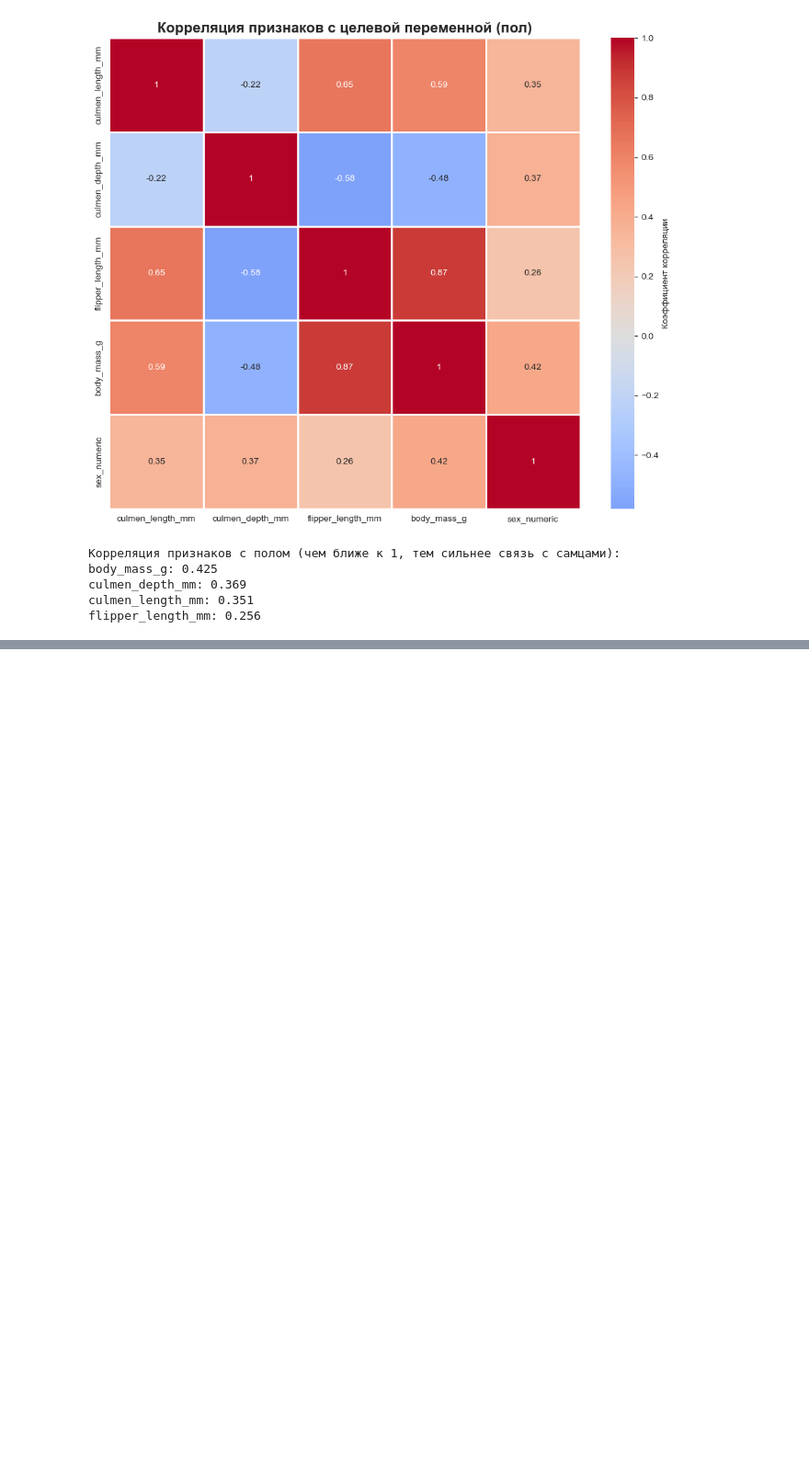
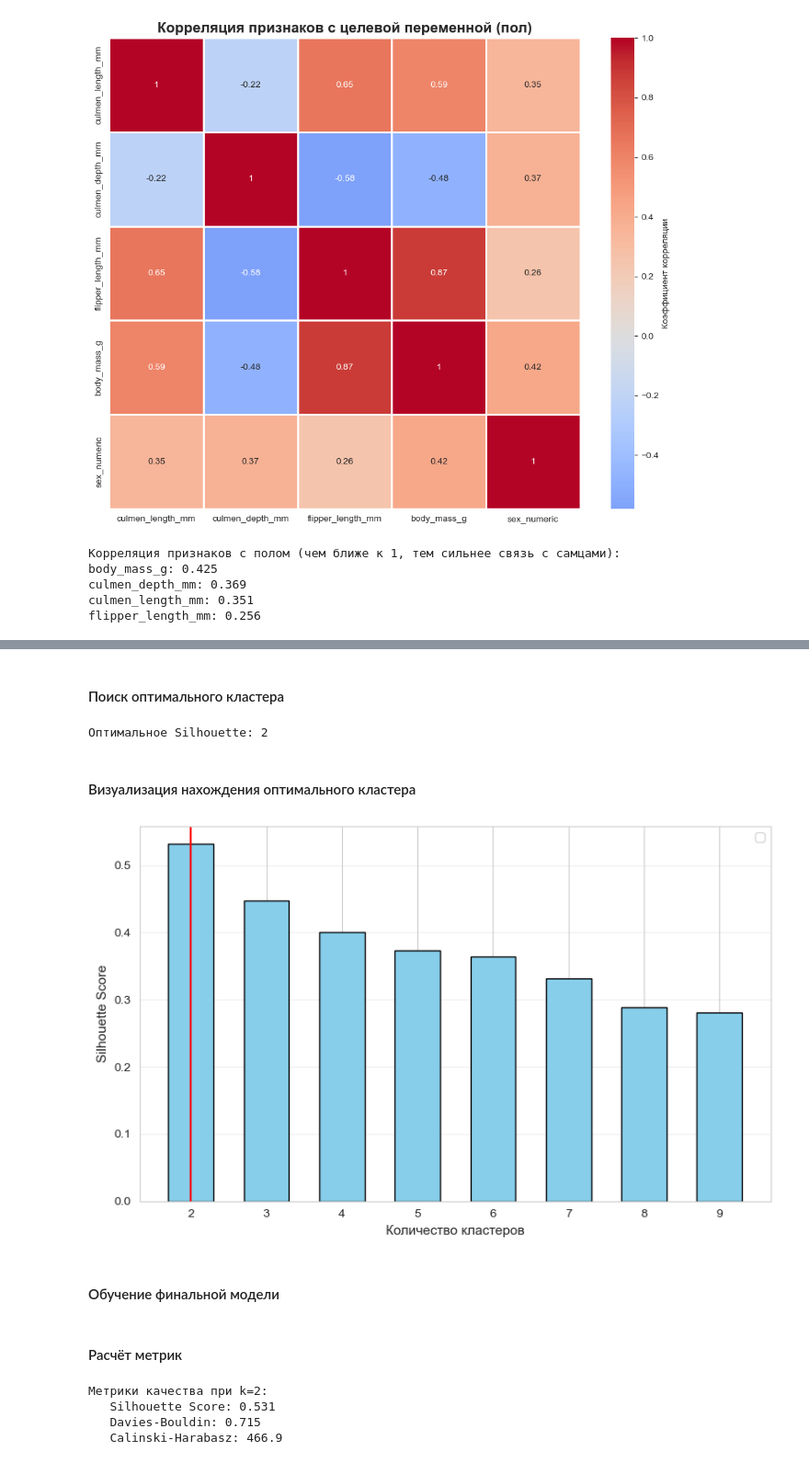
Before and after one commit to Arkturiuso/Pengu1n_team_Kirill-Timur_Corporation, a Jupyter notebook: penguins_classification.ipynb, the cells around one changed output, grey strips where cells are left out. Shown at 92% size. Cells and saved outputs as stored; diff of their text form; code cells hidden in the pictures; blank space fills up the shorter version.

```diff
--- a/penguins_classification.ipynb
+++ b/penguins_classification.ipynb
@@ -504,0 +580,29 @@ flipper_length_mm: 0.256
+# %%
+scores = []
+for k in range(2, 10):
+    km = KMeans(n_clusters=k, random_state=42, n_init=10)
+    km.fit(X_scaled)
+    scores.append(silhouette_score(X_scaled, km.labels_))
+# %% [markdown]
+#### Поиск оптимального кластера
+# %%
+optimal_k = np.arange(2, 10)[np.argmax(scores)]
+print(f"Оптимальное Silhouette: {optimal_k}")
+# %% [output]
+Оптимальное Silhouette: 2
+# %% [markdown]
+#### Визуализация нахождения оптимального кластера
+# %%
+plt.figure(figsize=(8, 5))
+plt.bar(np.arange(2, 10), scores, color='skyblue', edgecolor='black', width=0.6)
+plt.axvline(x=optimal_k, color='red', linestyle='-')
+plt.xlabel('Количество кластеров', fontsize=11)
+plt.ylabel('Silhouette Score', fontsize=11)
+plt.legend()
+plt.grid(True, alpha=0.3, axis='y')
+plt.tight_layout()
+plt.show()
+# %% [output]
+[figure, added]
+# %% [markdown]
+#### Обучение финальной модели
@@ -504,0 +612,13 @@ flipper_length_mm: 0.256
+# %% [markdown]
+#### Расчёт метрик
+# %%
+# Метрики
+print(f"\nМетрики качества при k={optimal_k}:")
+print(f"   Silhouette Score: {silhouette_score(X_scaled, kmeans_labels):.3f}")
+print(f"   Davies-Bouldin: {davies_bouldin_score(X_scaled, kmeans_labels):.3f}")
+print(f"   Calinski-Harabasz: {calinski_harabasz_score(X_scaled, kmeans_labels):.1f}")
+# %% [output]
+Метрики качества при k=2:
+   Silhouette Score: 0.531
+   Davies-Bouldin: 0.715
+   Calinski-Harabasz: 466.9
```
Also changed, not shown: parts of 103 cells of this notebook.
